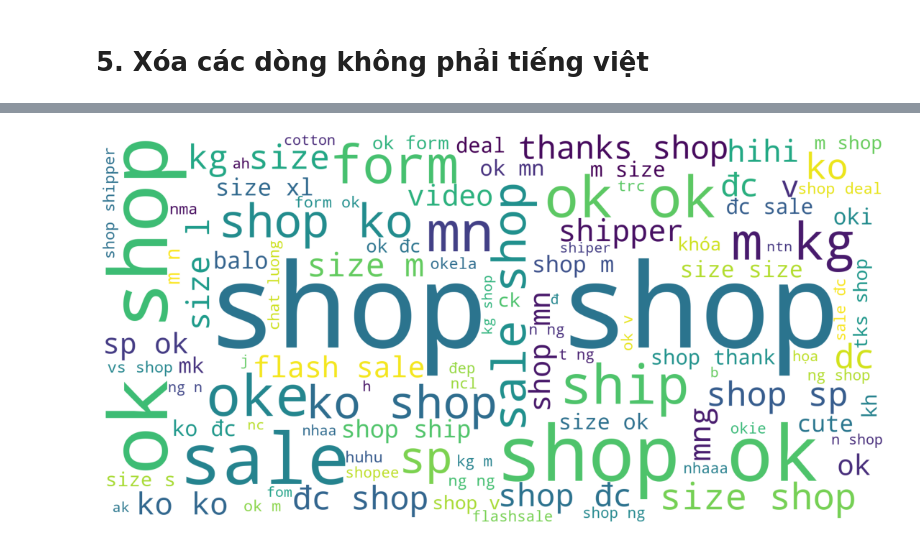
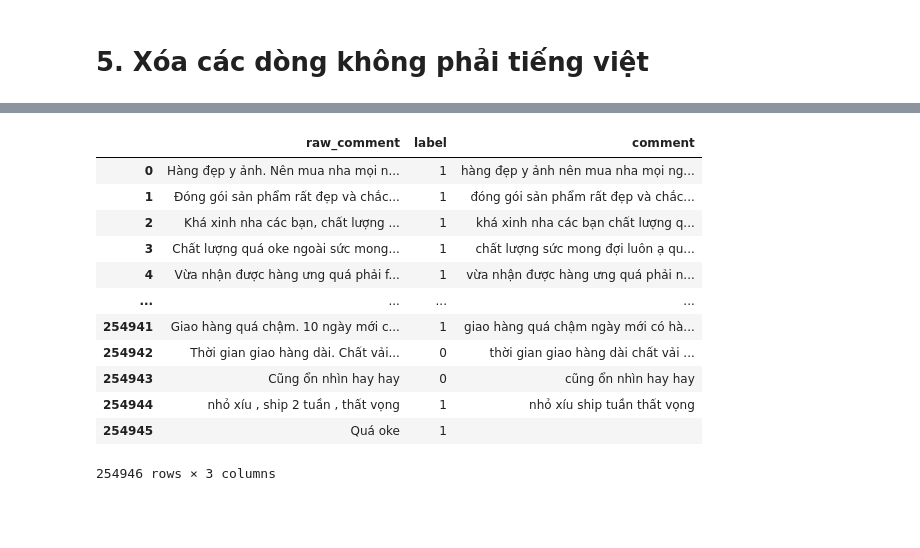
Before and after one commit to cuongpiger/CSC_Data_Science_Final_Project, a Jupyter notebook: 00. Data Scraping/02_hack.ipynb, the cells around one changed output, grey strips where cells are left out. Saved outputs shown, nothing was run; the diff lists cells and outputs as text; code cells hidden in the pictures; blank space fills up the shorter version.

```diff
--- a/00. Data Scraping/02_hack.ipynb
+++ b/00. Data Scraping/02_hack.ipynb
@@ -142,2 +136,5 @@ tmp = reviews[reviews['label'] == -1].copy()
+# %%
+abbreviates = Hack.loadAbbreviate()
+syllables = Hack.loadVietnameseSyllables()
 # %%
-tmp['phrase'] = tmp['raw_comment'].apply(lambda comment: Hack.expandPhrase(comment, phrases))
+reviews['comment'] = reviews['raw_comment'].apply(lambda comment: Hack.createCommentColumn(comment, syllables, abbreviates))
@@ -160,4 +141,16 @@ sw = Hack.removeStopword(sentence, vietnamese_syllables)
-# %%
-Hack.drawWordCloud(sw)
-# %% [output]
-[figure, removed]
+# %%
+reviews
+# %% [output]
+|  | raw_comment | label | comment |
+| 0 | Hàng đẹp y ảnh. Nên mua nha mọi n... | 1 | hàng đẹp y ảnh nên mua nha mọi ng... |
+| 1 | Đóng gói sản phẩm rất đẹp và chắc... | 1 | đóng gói sản phẩm rất đẹp và chắc... |
+| 2 | Khá xinh nha các bạn, chất lượng ... | 1 | khá xinh nha các bạn chất lượng q... |
+| 3 | Chất lượng quá oke ngoài sức mong... | 1 | chất lượng sức mong đợi luôn ạ qu... |
+| 4 | Vừa nhận được hàng ưng quá phải f... | 1 | vừa nhận được hàng ưng quá phải n... |
+| ... | ... | ... | ... |
+| 254941 | Giao hàng quá chậm. 10 ngày mới c... | 1 | giao hàng quá chậm ngày mới có hà... |
+| 254942 | Thời gian giao hàng dài. Chất vải... | 0 | thời gian giao hàng dài chất vải ... |
+| 254943 | Cũng ổn nhìn hay hay | 0 | cũng ổn nhìn hay hay |
+| 254944 | nhỏ xíu , ship 2 tuần , thất vọng | 1 | nhỏ xíu ship tuần thất vọng |
+| 254945 | Quá oke | 1 |  |
+254946 rows × 3 columns
```
Also changed, not shown: parts of 13 cells of this notebook, 4 other files.
